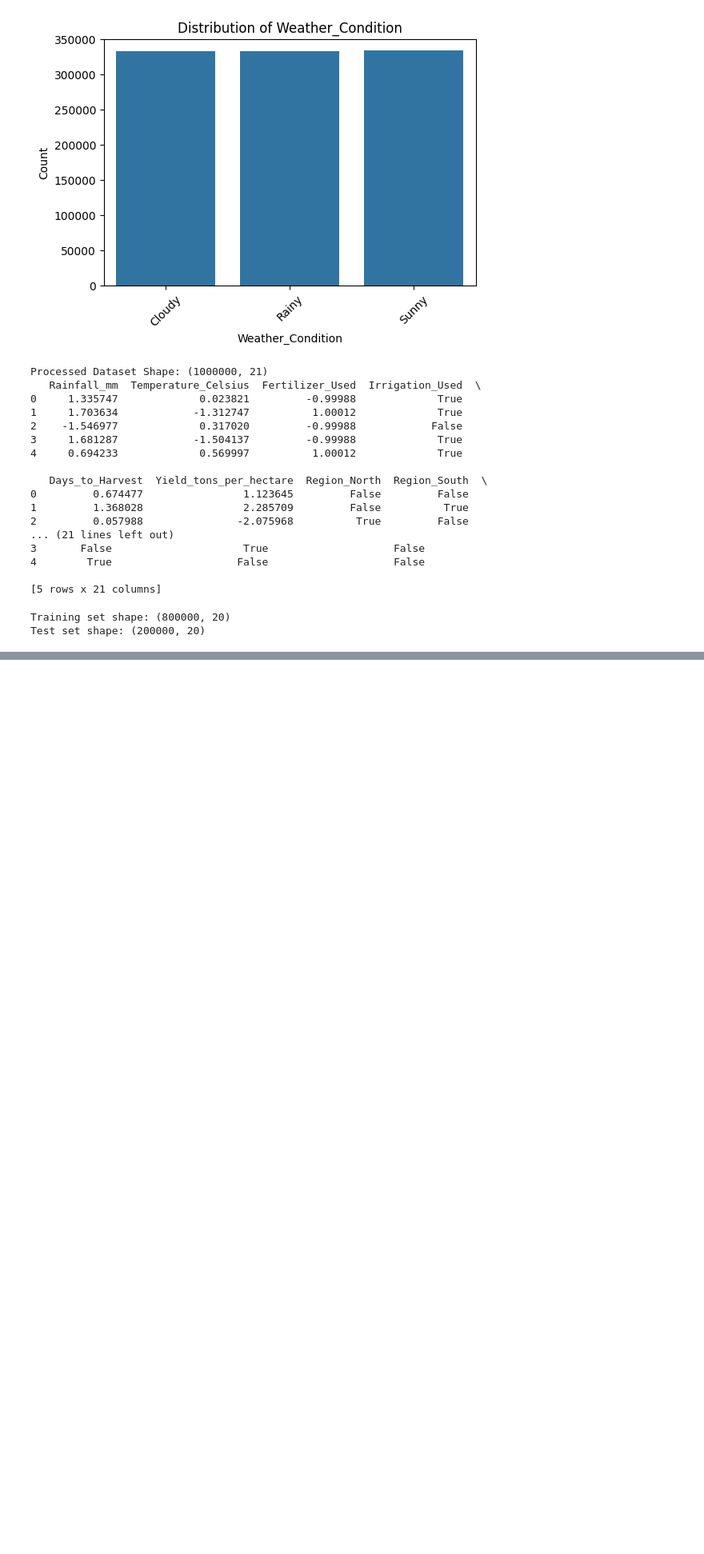
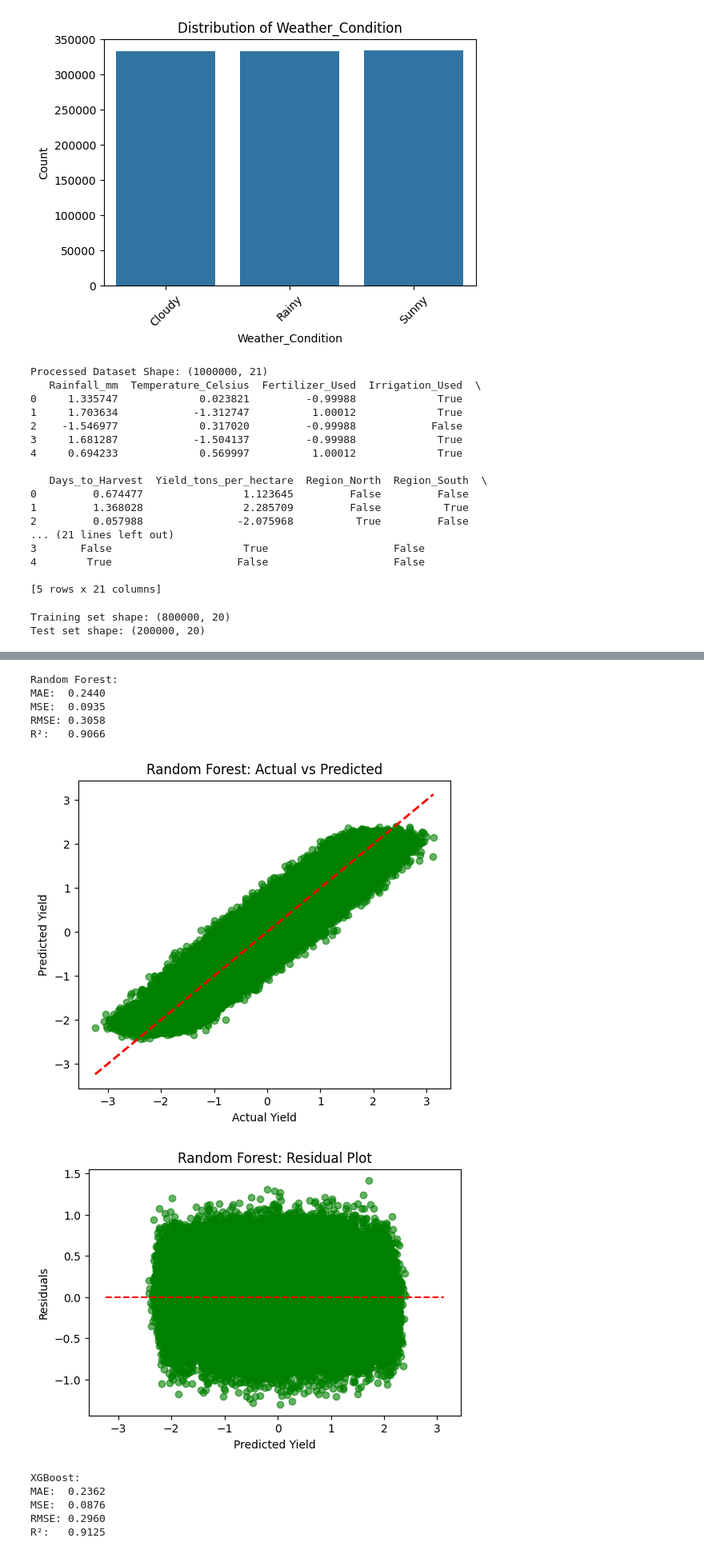
Before and after one commit to preronasarkarkotha/Python-code, a Jupyter notebook: Crop.ipynb, the cells around one changed output, grey strips where cells are left out. Shown at 80% size. Saved outputs shown, nothing was run; the diff lists cells and outputs as text; code cells hidden in the pictures; blank space fills up the shorter version.

```diff
--- a/Crop.ipynb
+++ b/Crop.ipynb
@@ -330,0 +372,78 @@ NameError: name 'X_train' is not defined
+# %%
+from sklearn.ensemble import RandomForestRegressor
+
+# Random Forest model
+rf = RandomForestRegressor(n_estimators=50, random_state=42)
+
+# Train
+rf.fit(X_train, y_train)
+
+# Predict
+y_pred_rf = rf.predict(X_test)
+
+# Evaluate
+mae = mean_absolute_error(y_test, y_pred_rf)
+mse = mean_squared_error(y_test, y_pred_rf)
+rmse = np.sqrt(mse)
+r2 = r2_score(y_test, y_pred_rf)
+
+print("\nRandom Forest:")
+print(f"MAE:  {mae:.4f}")
+print(f"MSE:  {mse:.4f}")
+print(f"RMSE: {rmse:.4f}")
+print(f"R²:   {r2:.4f}")
+# %% [output]
+Random Forest:
+MAE:  0.2440
+MSE:  0.0935
+RMSE: 0.3058
+R²:   0.9066
+# %%
+plt.figure(figsize=(6,5))
+plt.scatter(y_test, y_pred_rf, alpha=0.6, color='green')
+plt.plot([y_test.min(), y_test.max()], [y_test.min(), y_test.max()], 'r--', lw=2)
+plt.xlabel('Actual Yield')
+plt.ylabel('Predicted Yield')
+plt.title('Random Forest: Actual vs Predicted')
+plt.show()
+
+# Residuals
+plt.figure(figsize=(6,4))
+plt.scatter(y_pred_rf, y_test - y_pred_rf, alpha=0.6, color='green')
+plt.hlines(y=0, xmin=y_test.min(), xmax=y_test.max(), colors='r', linestyles='--')
+plt.xlabel('Predicted Yield')
+plt.ylabel('Residuals')
+plt.title('Random Forest: Residual Plot')
+plt.show()
+# %% [output]
+[figure, added]
+[figure, added]
+# %%
+from xgboost import XGBRegressor
+
+# XGBoost model
+xgb = XGBRegressor(n_estimators=50, random_state=42, objective='reg:squarederror')
+
+# Train
+xgb.fit(X_train, y_train)
+
+# Predict
+y_pred_xgb = xgb.predict(X_test)
+
+# Evaluate
+mae = mean_absolute_error(y_test, y_pred_xgb)
+mse = mean_squared_error(y_test, y_pred_xgb)
+rmse = np.sqrt(mse)
+r2 = r2_score(y_test, y_pred_xgb)
+
+print("\nXGBoost:")
+print(f"MAE:  {mae:.4f}")
+print(f"MSE:  {mse:.4f}")
+print(f"RMSE: {rmse:.4f}")
+print(f"R²:   {r2:.4f}")
+# %% [output]
+XGBoost:
+MAE:  0.2362
+MSE:  0.0876
+RMSE: 0.2960
+R²:   0.9125
```
Also changed, not shown: parts of 14 cells of this notebook.
